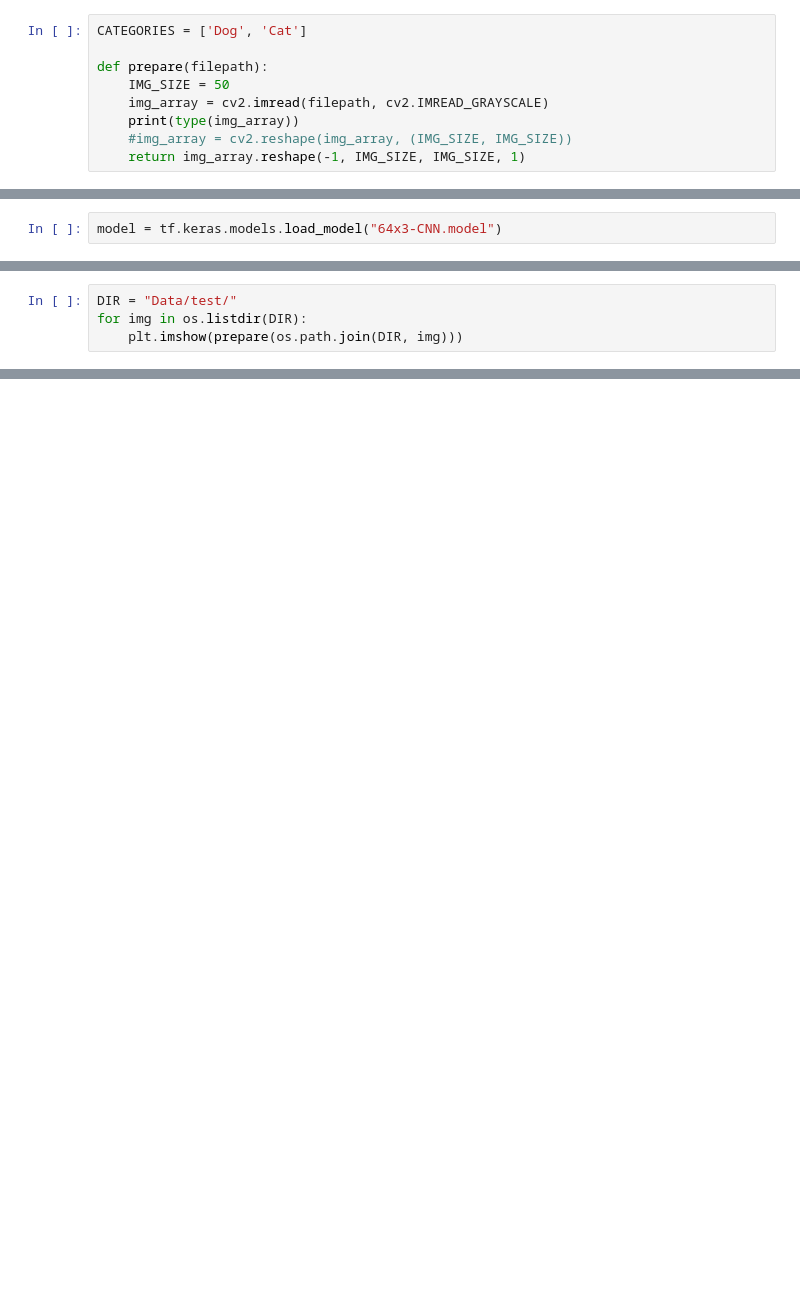
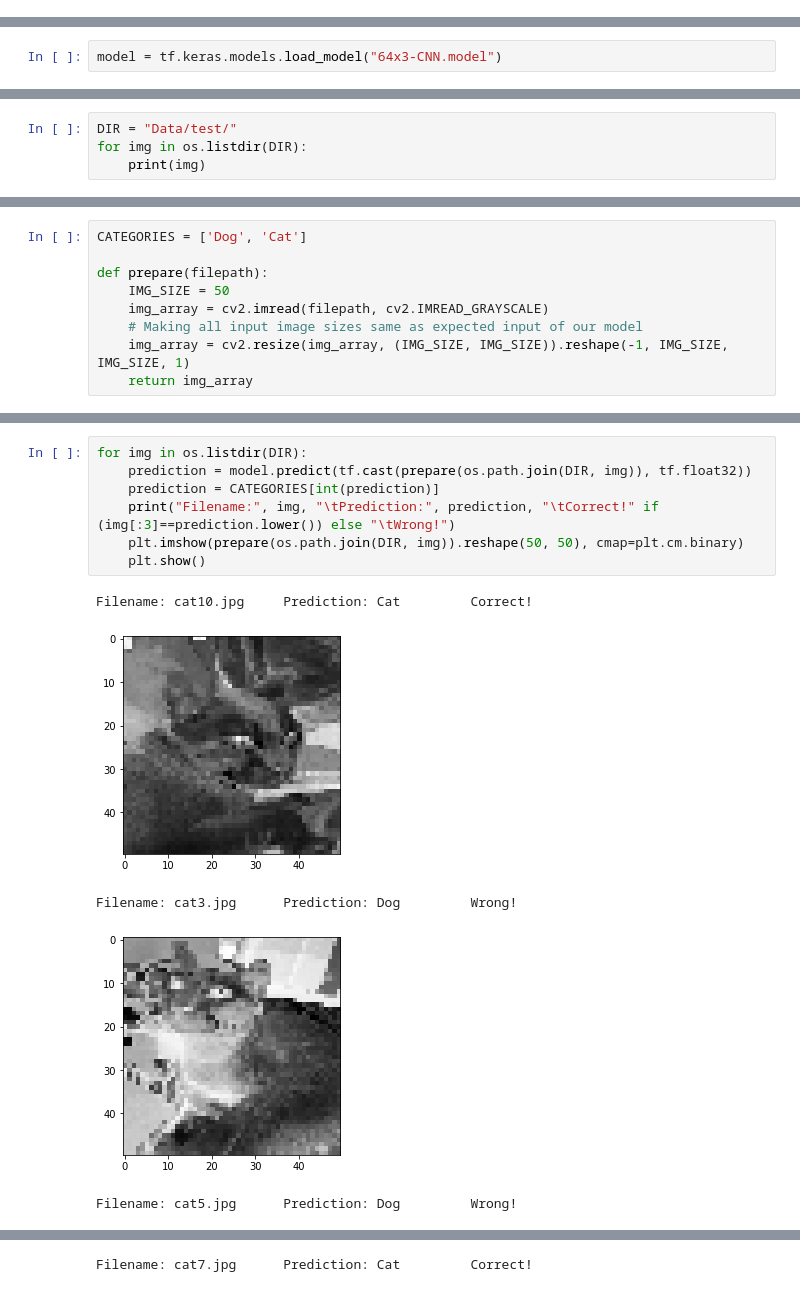
Before and after one commit to AmitBaroi/SentDex---Deep-Learning-basics-with-Python-Tensorflow-Keras, a Jupyter notebook: 6_Using trained model.ipynb, the cells around one changed output, grey strips where cells are left out. Cells and saved outputs as stored; diff of their text form; blank space fills up the shorter version.

Commit message:
Tested holdout set on CNN model

```diff
--- a/6_Using trained model.ipynb
+++ b/6_Using trained model.ipynb
@@ -4,9 +5,0 @@ import tensorflow as tf
-# %%
-CATEGORIES = ['Dog', 'Cat']
-
-def prepare(filepath):
-    IMG_SIZE = 50
-    img_array = cv2.imread(filepath, cv2.IMREAD_GRAYSCALE)
-    print(type(img_array))
-    #img_array = cv2.reshape(img_array, (IMG_SIZE, IMG_SIZE))
-    return img_array.reshape(-1, IMG_SIZE, IMG_SIZE, 1)
@@ -18,5 +14,5 @@ import matplotlib.pyplot as plt
 # %%
 DIR = "Data/test/"
 for img in os.listdir(DIR):
-    plt.imshow(prepare(os.path.join(DIR, img)))
+    print(img)
 # %% [output]
@@ -24,0 +32,9 @@ ValueError: cannot reshape array of size 1000500 into shape (50,50,1)
+# %%
+CATEGORIES = ['Dog', 'Cat']
+
+def prepare(filepath):
+    IMG_SIZE = 50
+    img_array = cv2.imread(filepath, cv2.IMREAD_GRAYSCALE)
+    # Making all input image sizes same as expected input of our model
+    img_array = cv2.resize(img_array, (IMG_SIZE, IMG_SIZE)).reshape(-1, IMG_SIZE, IMG_SIZE, 1)
+    return img_array
@@ -24,0 +43,13 @@ ValueError: cannot reshape array of size 1000500 into shape (50,50,1)
+# %%
+for img in os.listdir(DIR):
+    prediction = model.predict(tf.cast(prepare(os.path.join(DIR, img)), tf.float32))
+    prediction = CATEGORIES[int(prediction)]
+    print("Filename:", img, "\tPrediction:", prediction, "\tCorrect!" if (img[:3]==prediction.lower()) else "\tWrong!")
+    plt.imshow(prepare(os.path.join(DIR, img)).reshape(50, 50), cmap=plt.cm.binary)
+    plt.show()
+# %% [output]
+Filename: cat10.jpg     Prediction: Cat         Correct!
+[figure, added]
+Filename: cat3.jpg      Prediction: Dog         Wrong!
+[figure, added]
+Filename: cat5.jpg      Prediction: Dog         Wrong!
@@ -24,0 +57 @@ ValueError: cannot reshape array of size 1000500 into shape (50,50,1)
+Filename: cat7.jpg      Prediction: Cat         Correct!
```
Also changed, not shown: parts of 9 cells of this notebook.
